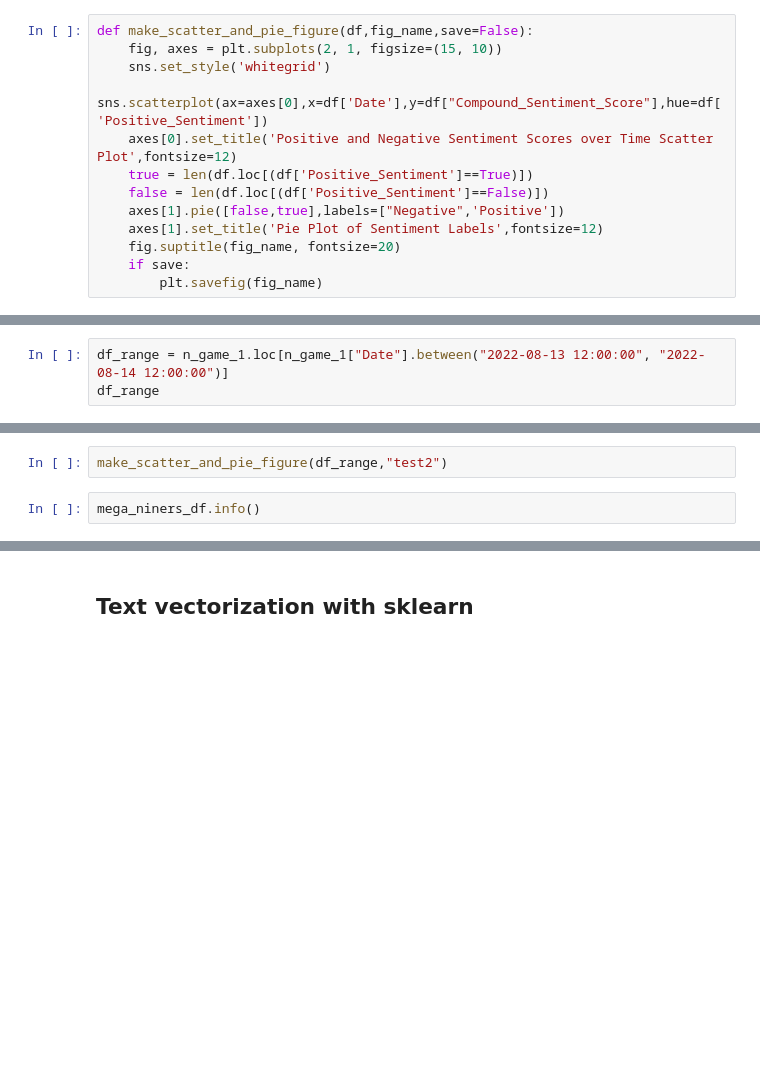
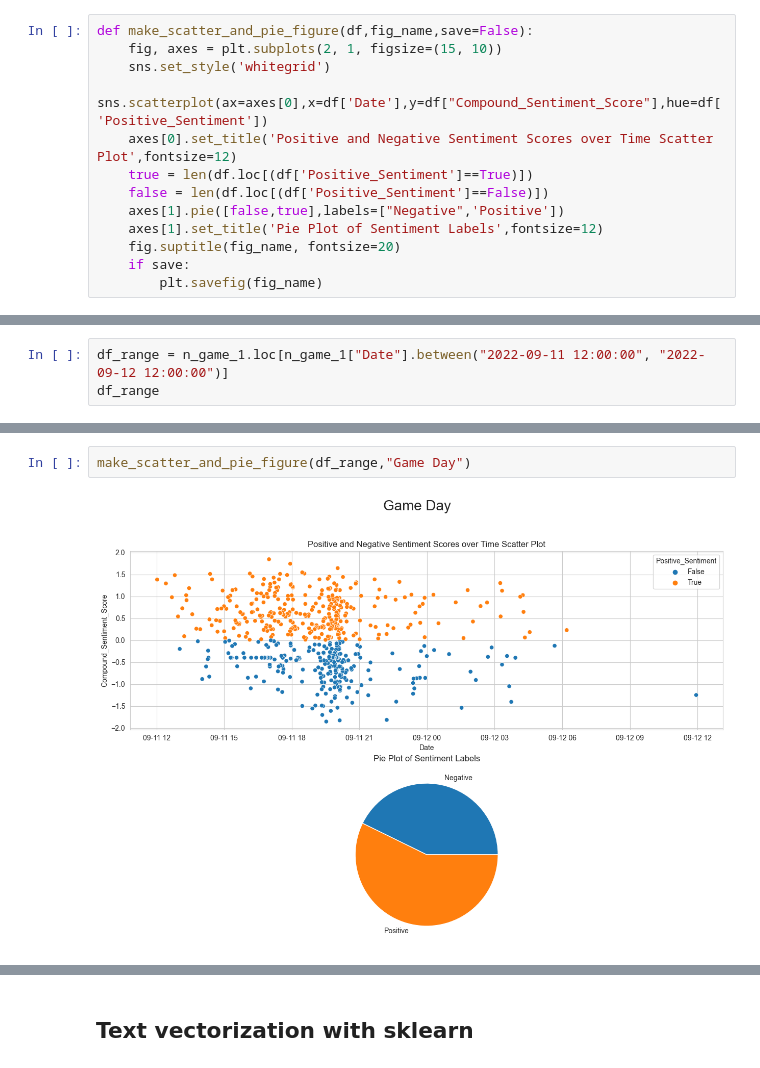
Before and after one commit to CAGeorge0418/CSCI4502_Project, a Jupyter notebook: Niners_Bears/EDA_Filtered_Niners_Bears.ipynb, the cells around one changed output, grey strips where cells are left out. Cells and saved outputs as stored; diff of their text form; blank space fills up the shorter version.

```diff
--- a/Niners_Bears/EDA_Filtered_Niners_Bears.ipynb
+++ b/Niners_Bears/EDA_Filtered_Niners_Bears.ipynb
@@ -423,3 +440,3 @@ make_scatter_and_pie_figure(n_game_1,"test")
 # %%
-df_range = n_game_1.loc[n_game_1["Date"].between("2022-08-13 12:00:00", "2022-08-14 12:00:00")]
+df_range = n_game_1.loc[n_game_1["Date"].between("2022-09-11 12:00:00", "2022-09-12 12:00:00")]
 df_range
@@ -426,6 +457,6 @@ df_range
 # %%
-make_scatter_and_pie_figure(df_range,"test2")
+make_scatter_and_pie_figure(df_range,"Game Day")
+# %% [output]
+[figure, added]
-# %%
-mega_niners_df.info()
 # %%
 df_jimmy = mega_niners_df.loc[(mega_niners_df['clean_Tweet'].str.contains("garoppolo")) | (mega_niners_df['clean_Tweet'].str.contains("jimmy")) | (mega_niners_df['clean_Tweet'].str.contains("jimmy g"))]
```
Also changed, not shown: parts of 31 cells of this notebook, 3 other files.
